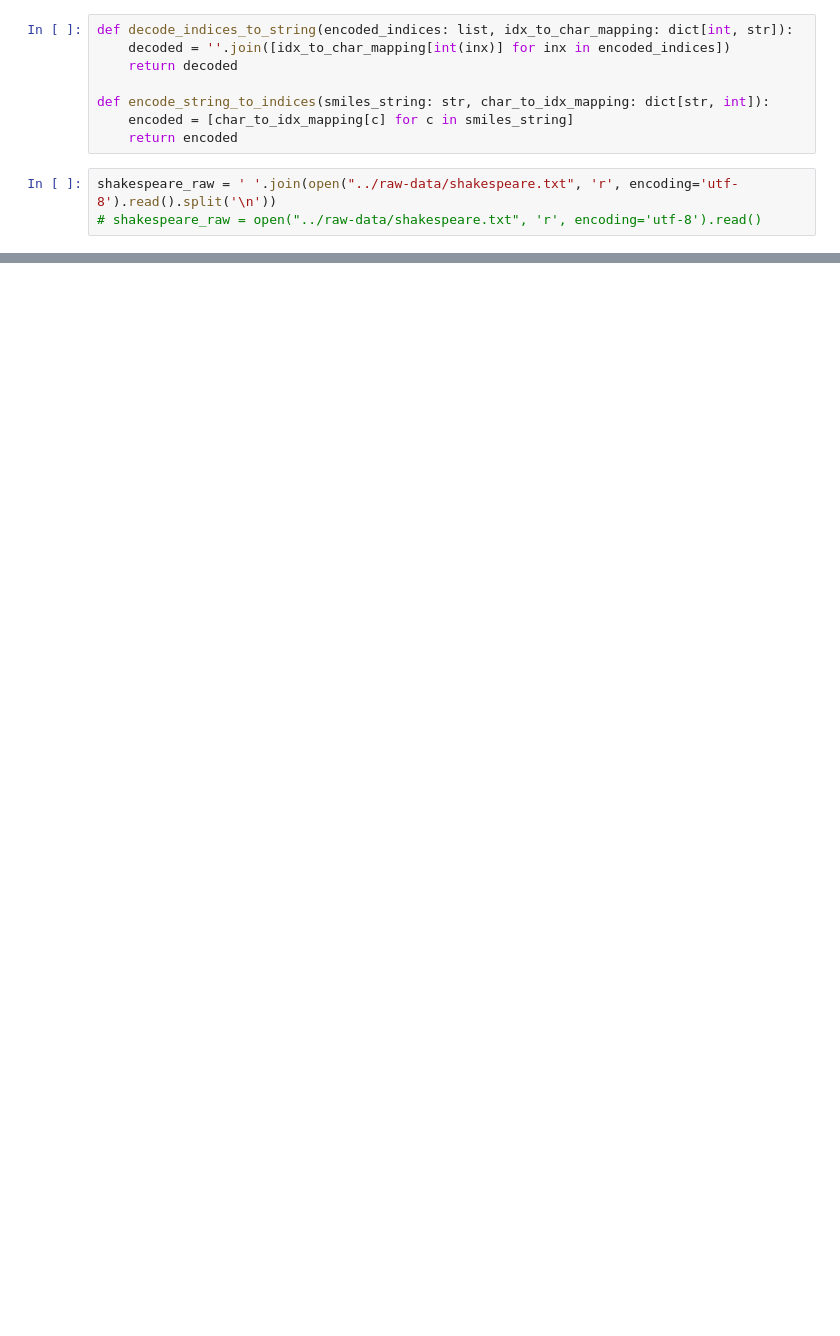
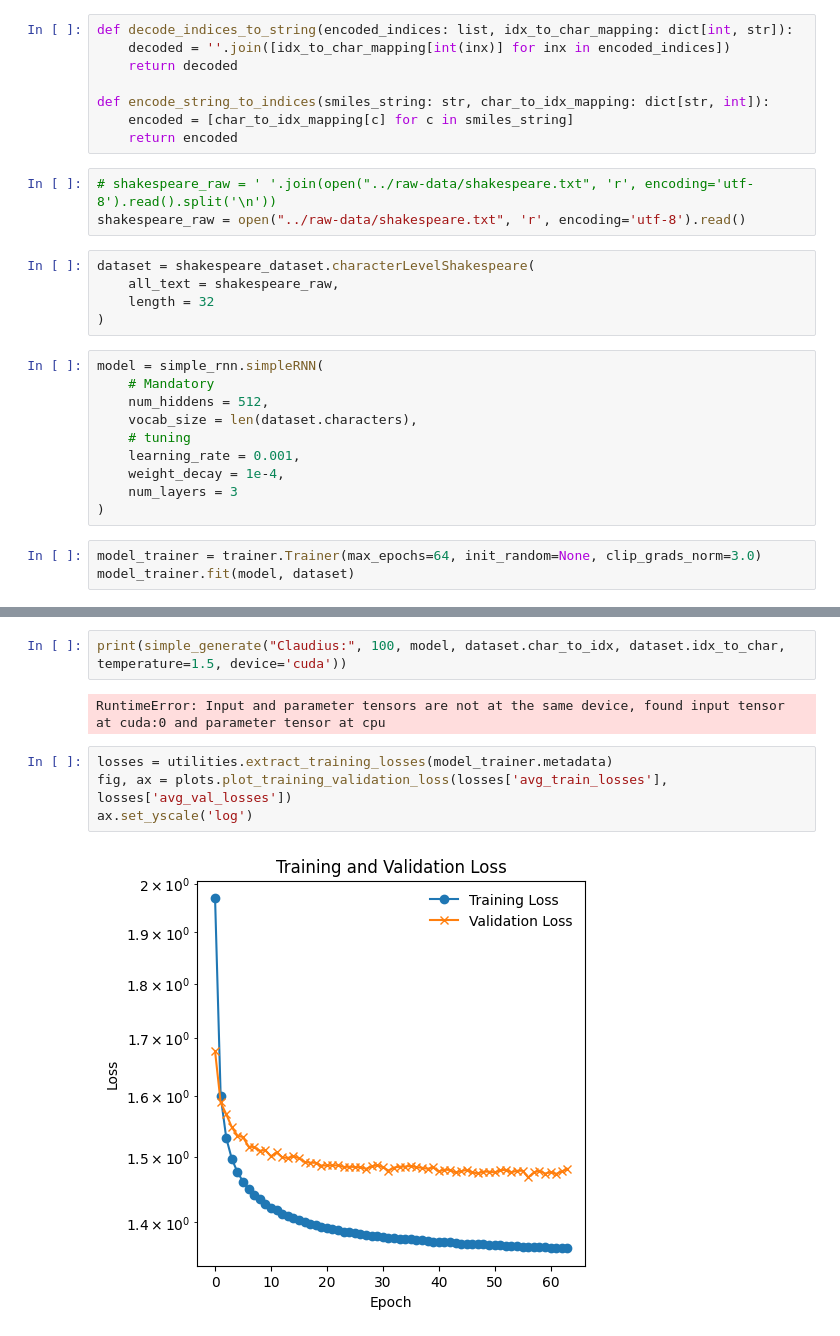
Before and after one commit to patrickwrowe/Language-Models-for-AI-Molecule-Generation, a Jupyter notebook: notebooks/character_level_shakespeare.ipynb, the cells around one changed output, grey strips where cells are left out. Cells and saved outputs as stored; diff of their text form; blank space fills up the shorter version.

```diff
--- a/notebooks/character_level_shakespeare.ipynb
+++ b/notebooks/character_level_shakespeare.ipynb
@@ -40,5 +84,23 @@ def encode_string_to_indices(smiles_string: str, char_to_idx_mapping: dict[str,
     encoded = [char_to_idx_mapping[c] for c in smiles_string]
     return encoded
 # %%
-shakespeare_raw = ' '.join(open("../raw-data/shakespeare.txt", 'r', encoding='utf-8').read().split('\n'))
-# shakespeare_raw = open("../raw-data/shakespeare.txt", 'r', encoding='utf-8').read()
+# shakespeare_raw = ' '.join(open("../raw-data/shakespeare.txt", 'r', encoding='utf-8').read().split('\n'))
+shakespeare_raw = open("../raw-data/shakespeare.txt", 'r', encoding='utf-8').read()
+# %%
+dataset = shakespeare_dataset.characterLevelShakespeare(
+    all_text = shakespeare_raw,
+    length = 32
+)
+# %%
+model = simple_rnn.simpleRNN(
+    # Mandatory
+    num_hiddens = 512,
+    vocab_size = len(dataset.characters),
+    # tuning
+    learning_rate = 0.001,
+    weight_decay = 1e-4,
+    num_layers = 3
+)
+# %%
+model_trainer = trainer.Trainer(max_epochs=64, init_random=None, clip_grads_norm=3.0)
+model_trainer.fit(model, dataset)
@@ -44,0 +125,10 @@ shakespeare_raw = ' '.join(open("../raw-data/shakespeare.txt", 'r', encoding='ut
+# %%
+print(simple_generate("Claudius:", 100, model, dataset.char_to_idx, dataset.idx_to_char, temperature=1.5, device='cuda'))
+# %% [output]
+RuntimeError: Input and parameter tensors are not at the same device, found input tensor at cuda:0 and parameter tensor at cpu
+# %%
+losses = utilities.extract_training_losses(model_trainer.metadata)
+fig, ax = plots.plot_training_validation_loss(losses['avg_train_losses'], losses['avg_val_losses'])
+ax.set_yscale('log')
+# %% [output]
+[figure, added]
```
Also changed, not shown: parts of 6 cells of this notebook, 5 other files.
